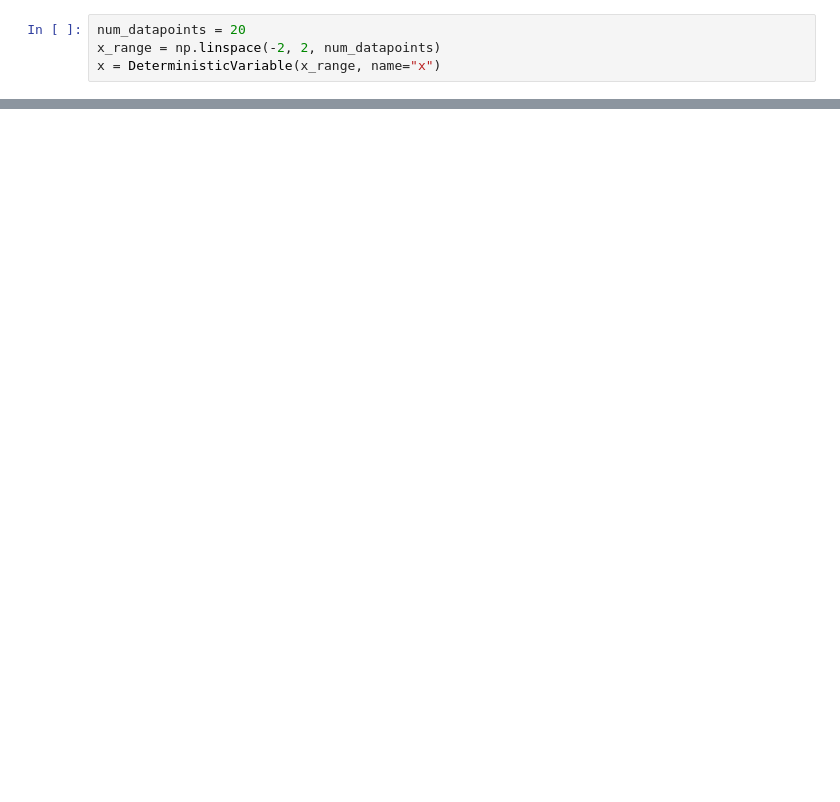
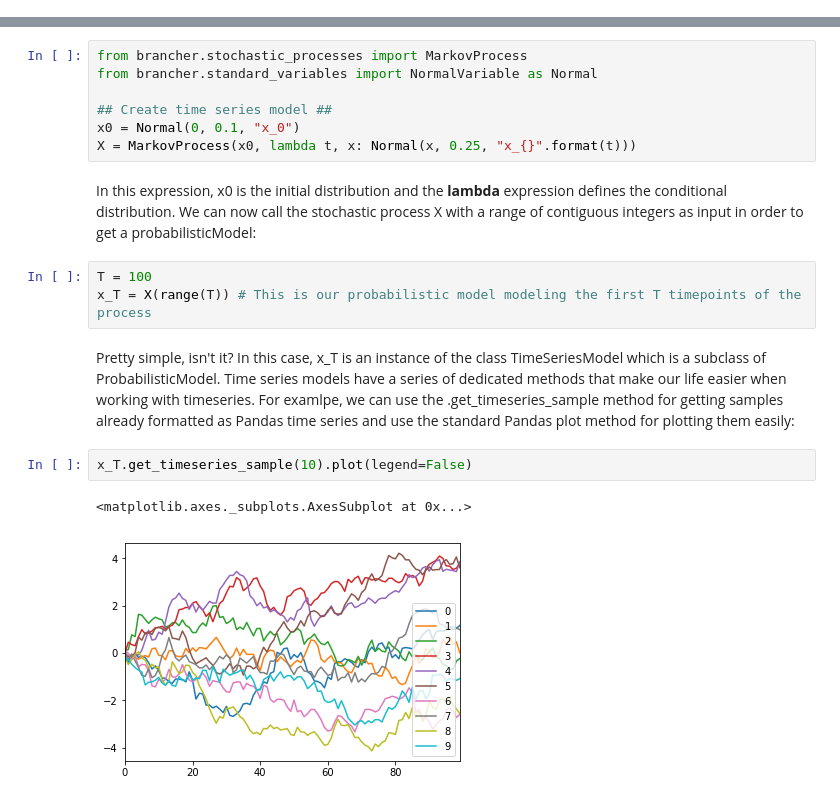
Before and after one commit to AI-DI/Brancher, a Jupyter notebook: examples/notebooks/Stochastic processes and timeseries analysis.ipynb, the cells around one changed output, grey strips where cells are left out. Cells and saved outputs as stored; diff of their text form; blank space fills up the shorter version.

Commit message:
Stochastic processes tutorial

```diff
--- a/examples/notebooks/Stochastic processes and timeseries analysis.ipynb
+++ b/examples/notebooks/Stochastic processes and timeseries analysis.ipynb
@@ -23,4 +0,0 @@ y = Normal(f(x), 0.2, name="y")
-# %%
-num_datapoints = 20
-x_range = np.linspace(-2, 2, num_datapoints)
-x = DeterministicVariable(x_range, name="x")
@@ -30,0 +70,19 @@ y = Normal(f(x), 0.2, name="y")
+# %%
+from brancher.stochastic_processes import MarkovProcess
+from brancher.standard_variables import NormalVariable as Normal
+
+## Create time series model ##
+x0 = Normal(0, 0.1, "x_0")
+X = MarkovProcess(x0, lambda t, x: Normal(x, 0.25, "x_{}".format(t)))
+# %% [markdown]
+In this expression, x0 is the initial distribution and the **lambda** expression defines the conditional distribution. We can now call the stochastic process X with a range of contiguous integers as input in order to get a probabilisticModel:
+# %%
+T = 100
+x_T = X(range(T)) # This is our probabilistic model modeling the first T timepoints of the process
+# %% [markdown]
+Pretty simple, isn't it? In this case, x_T is an instance of the class TimeSeriesModel which is a subclass of ProbabilisticModel. Time series models have a series of dedicated methods that make our life easier when working with timeseries. For examlpe, we can use the .get_timeseries_sample method for getting samples already formatted as Pandas time series and use the standard Pandas plot method for plotting them easily:
+# %%
+x_T.get_timeseries_sample(10).plot(legend=False)
+# %% [output]
+<matplotlib.axes._subplots.AxesSubplot at 0x...>
+[figure, added]
```
Also changed, not shown: parts of 49 cells of this notebook, 1 other file.
